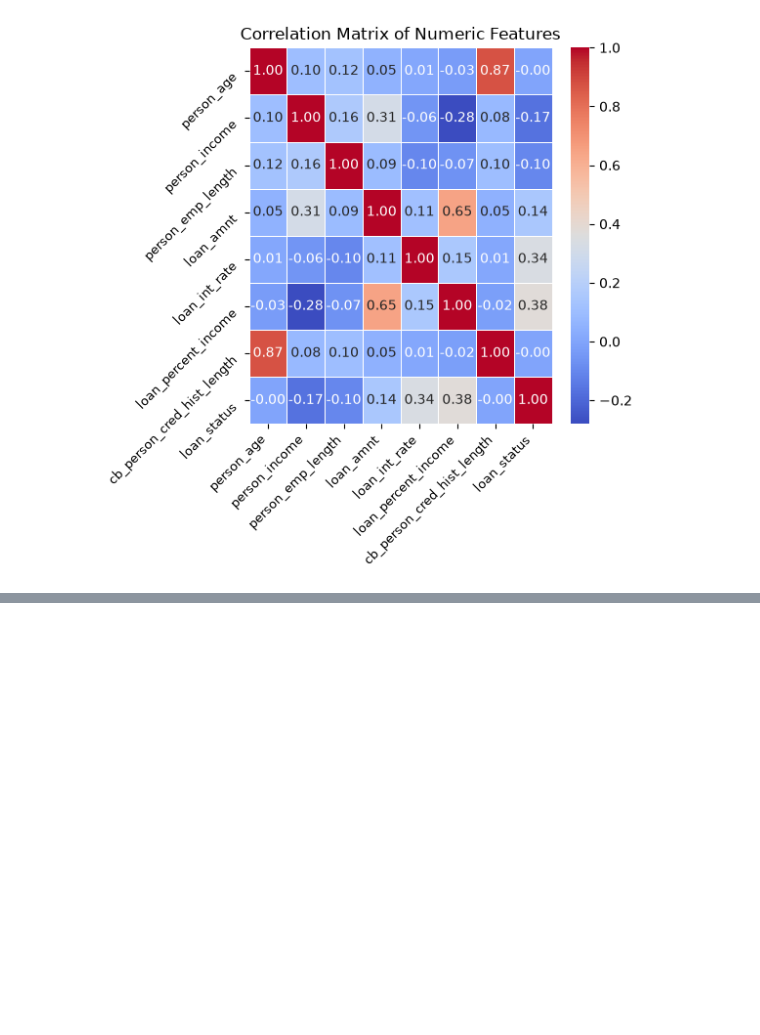
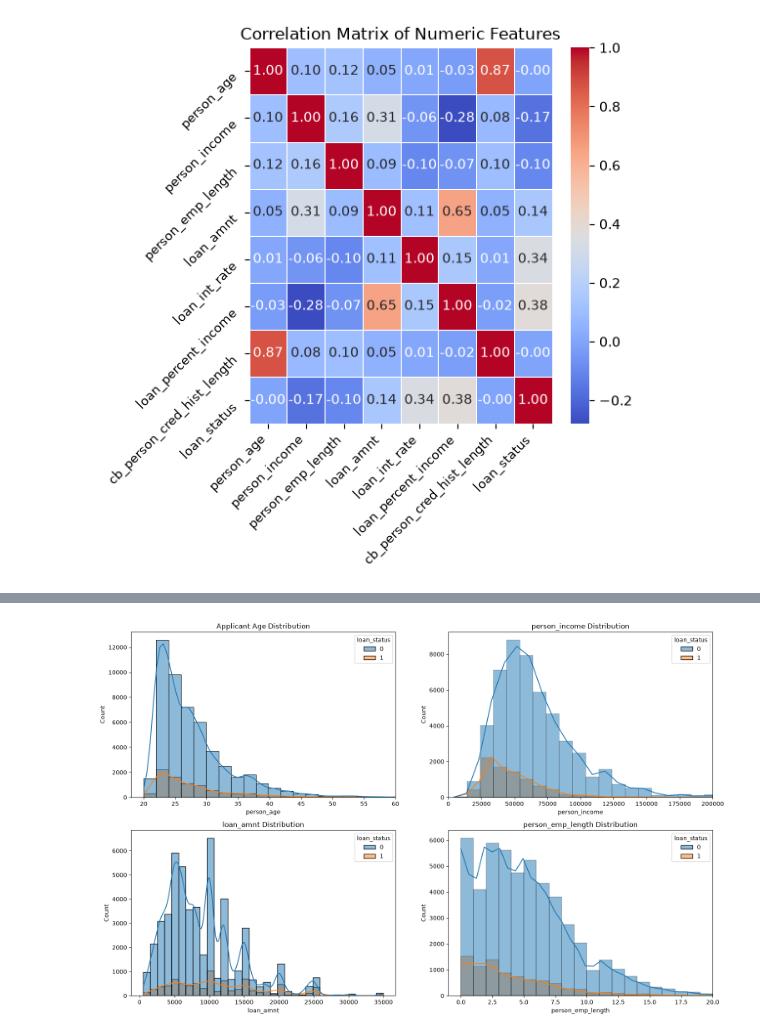
Before and after one commit to coded-by-bubai/Loanlytix, a Jupyter notebook: notebooks/EDA.ipynb, the cells around one changed output, grey strips where cells are left out. Saved outputs shown, nothing was run; the diff lists cells and outputs as text; code cells hidden in the pictures; blank space fills up the shorter version.

Commit message:
in EDA, histplot and boxplot added

```diff
--- a/notebooks/EDA.ipynb
+++ b/notebooks/EDA.ipynb
@@ -144,0 +227,30 @@ plt.show()
+# %%
+index = 1
+plt.figure(figsize=(18,36))
+plt.subplot(6,2, index)
+sns.histplot(data=df_train, x='person_age', binwidth=2, kde=True, hue="loan_status",)
+plt.xlim(18, 60)
+plt.title(f"Applicant Age Distribution")
+index+=1
+
+plt.subplot(6,2, index)
+sns.histplot(data=df_train, x='person_income',binwidth=1e4, kde=True, hue="loan_status",)
+plt.xlim(0.0e6, 0.2e6)
+plt.title(f"person_income Distribution")
+index+=1
+
+plt.subplot(6,2, index)
+sns.histplot(data=df_train, x='loan_amnt',binwidth=1e3, kde=True, hue="loan_status",)
+plt.title(f"loan_amnt Distribution")
+index+=1
+
+plt.subplot(6,2, index)
+sns.histplot(data=df_train, x='person_emp_length',binwidth=1, kde=True, hue="loan_status",)
+plt.xlim(-1, 20)
+plt.title(f"person_emp_length Distribution")
+index+=1
+
+plt.savefig(output / f"histplot.png", dpi=300, bbox_inches='tight')
+plt.show()
+# %% [output]
+[figure, added]
```
Also changed, not shown: parts of 12 cells of this notebook, 4 other files.
